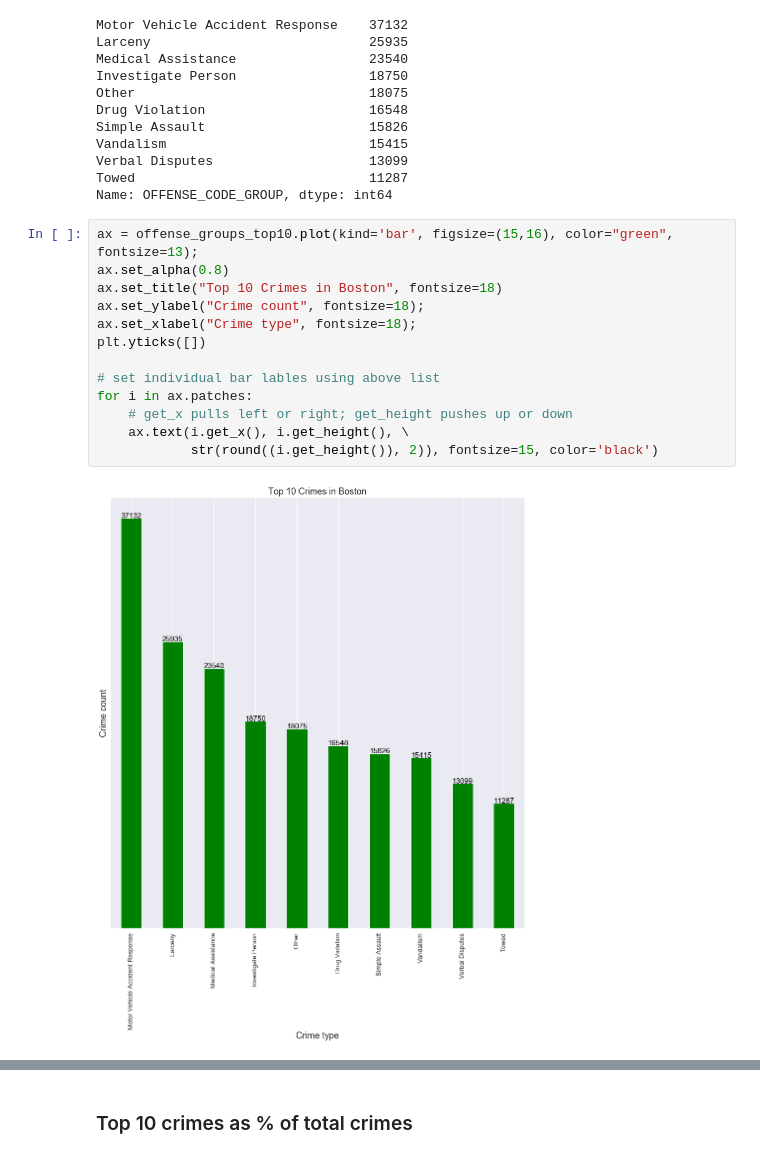
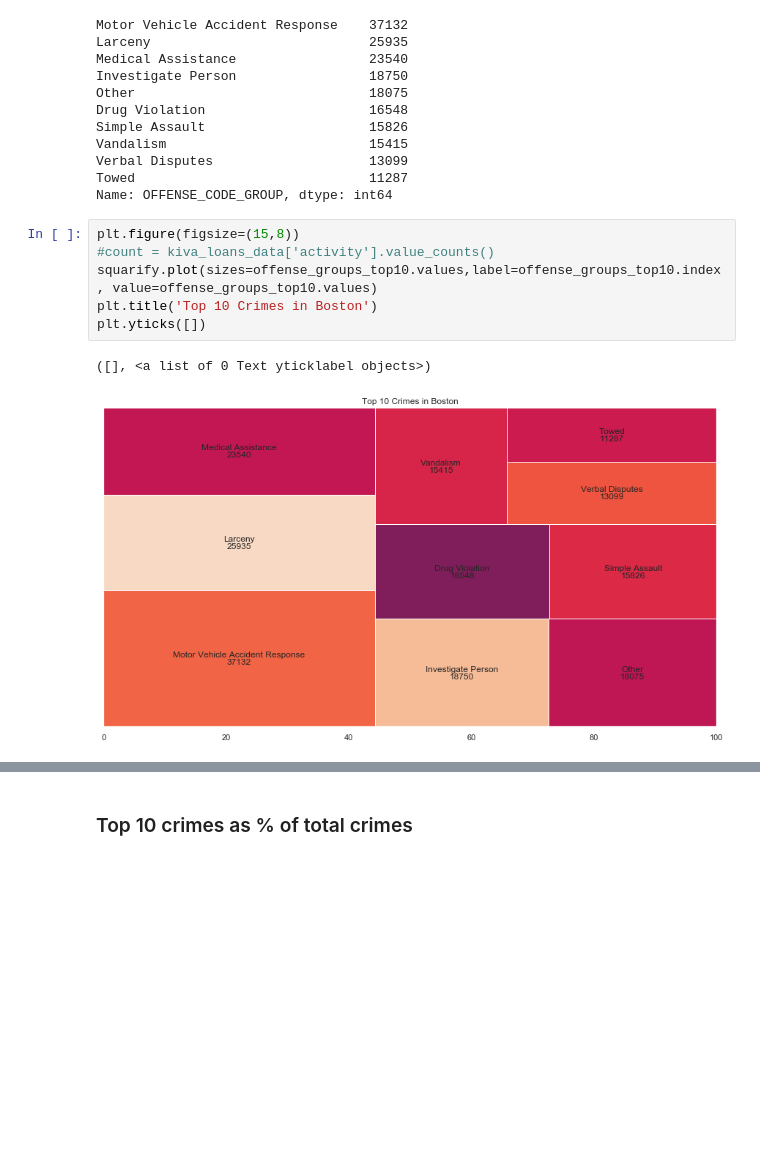
Before and after one commit to ValdemarQ/boston-crimes, a Jupyter notebook: Project 2 - Working with data, pandas & graphs.ipynb, the cells around one changed output, grey strips where cells are left out. Drawn from its saved outputs; the diff is of its cells as text; blank space fills up the shorter version.

```diff
--- a/Project 2 - Working with data, pandas & graphs.ipynb
+++ b/Project 2 - Working with data, pandas & graphs.ipynb
@@ -131,18 +143,12 @@ Vandalism                          15415
 Verbal Disputes                    13099
 Towed                              11287
 Name: OFFENSE_CODE_GROUP, dtype: int64
-# %%
-ax = offense_groups_top10.plot(kind='bar', figsize=(15,16), color="green", fontsize=13);
-ax.set_alpha(0.8)
-ax.set_title("Top 10 Crimes in Boston", fontsize=18)
-ax.set_ylabel("Crime count", fontsize=18);
-ax.set_xlabel("Crime type", fontsize=18);
-plt.yticks([])
-
-# set individual bar lables using above list
-for i in ax.patches:
-    # get_x pulls left or right; get_height pushes up or down
-    ax.text(i.get_x(), i.get_height(), \
-            str(round((i.get_height()), 2)), fontsize=15, color='black')
-# %% [output]
-[figure, removed]
+# %%
+plt.figure(figsize=(15,8))
+#count = kiva_loans_data['activity'].value_counts()
+squarify.plot(sizes=offense_groups_top10.values,label=offense_groups_top10.index, value=offense_groups_top10.values)
+plt.title('Top 10 Crimes in Boston')
+plt.yticks([])
+# %% [output]
+([], <a list of 0 Text yticklabel objects>)
+[figure, added]
```
Also changed, not shown: parts of 30 cells of this notebook.
